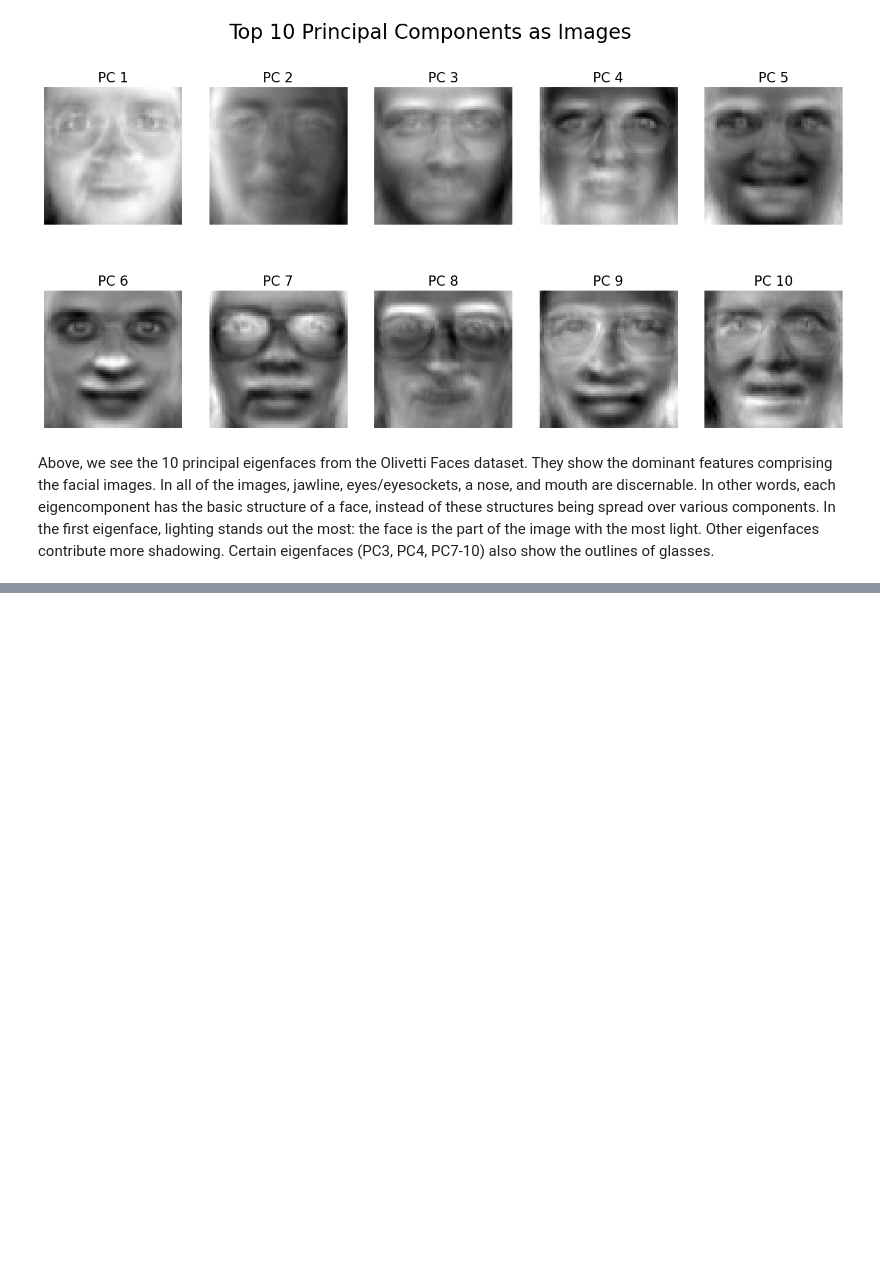
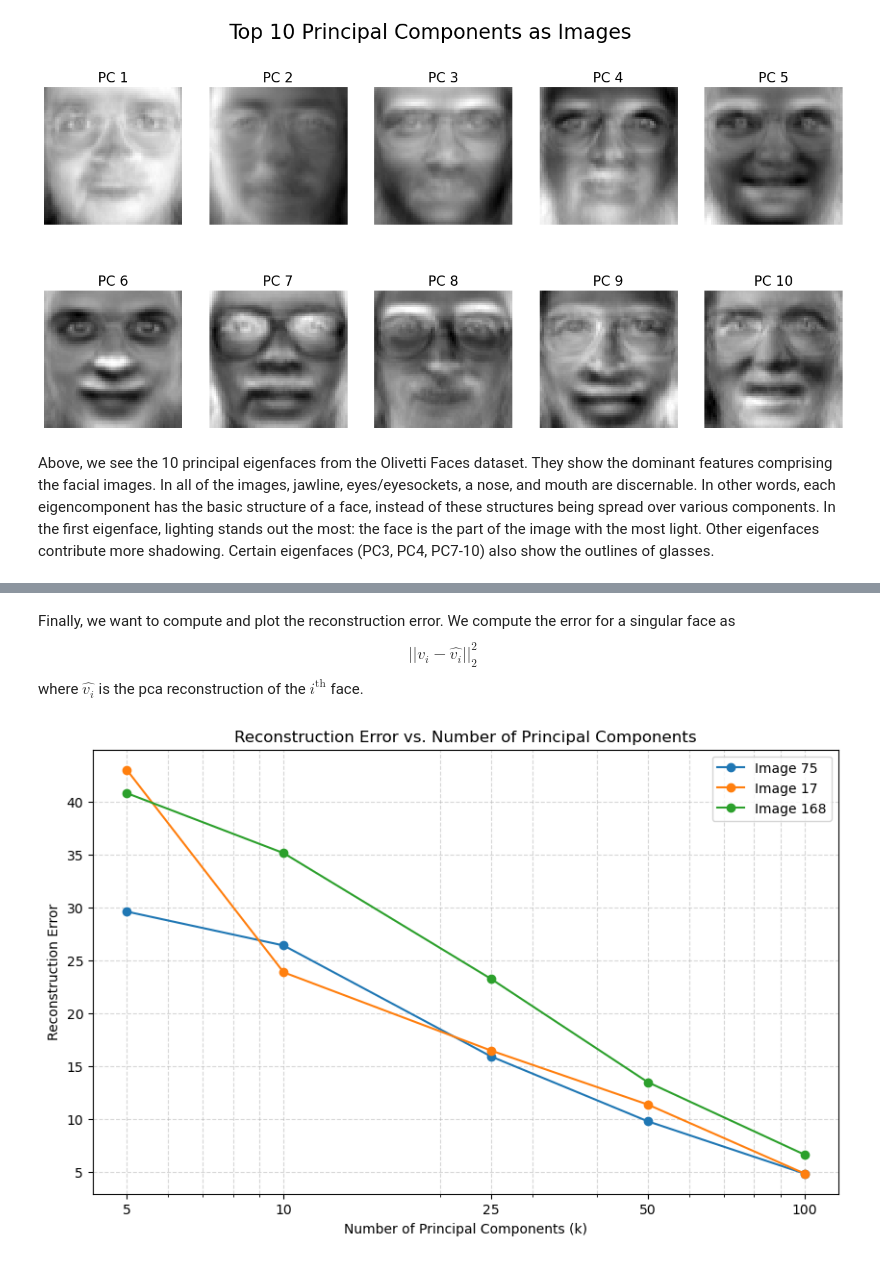
Before and after one commit to mayarubenstein/Statistical-Learning, a Jupyter notebook: assignment_2/ex_2_svd_pca.ipynb, the cells around one changed output, grey strips where cells are left out. Drawn from its saved outputs; the diff is of its cells as text; code cells hidden in the pictures; blank space fills up the shorter version.

```diff
--- a/assignment_2/ex_2_svd_pca.ipynb
+++ b/assignment_2/ex_2_svd_pca.ipynb
@@ -244,0 +296,29 @@ Above, we see the 10 principal eigenfaces from the Olivetti Faces dataset. They
+# %% [markdown]
+Finally, we want to compute and plot the reconstruction error. We compute the error for a singular face as
+$$ ||v_{i} - \hat{v_{i}}||_{2}^2 $$
+where $\hat{v_{i}}$ is the pca reconstruction of the $i^{\text{th}}$ face.
+# %%
+def reconstruct_error(original, reconstruction):
+    return np.linalg.norm(original - reconstruction)**2
+# %%
+errors_matrix = np.zeros((len(ks), num_images))
+
+for k in ks:
+    row = ks.index(k)
+    reconstructions = eigen_recontruction(pca, data_100d, k, which_images)
+    for i, recon in enumerate(reconstructions):
+        errors_matrix[row, i] = reconstruct_error(faces.data[which_images[i]], recon)
+
+plt.figure(figsize=(10, 6))
+for i in range(num_images):
+    plt.plot(ks, errors_matrix[:, i], marker='o', label=f'Image {which_images[i]}')
+plt.xlabel('Number of Principal Components (k)')
+plt.ylabel('Reconstruction Error')
+plt.title('Reconstruction Error vs. Number of Principal Components')
+plt.xscale('log')
+plt.xticks(ks, ks)
+plt.grid(True, which='both', linestyle='--', alpha=0.5)
+plt.legend()
+plt.show()
+# %% [output]
+[figure, added]
```
Also changed, not shown: parts of 9 cells of this notebook.
